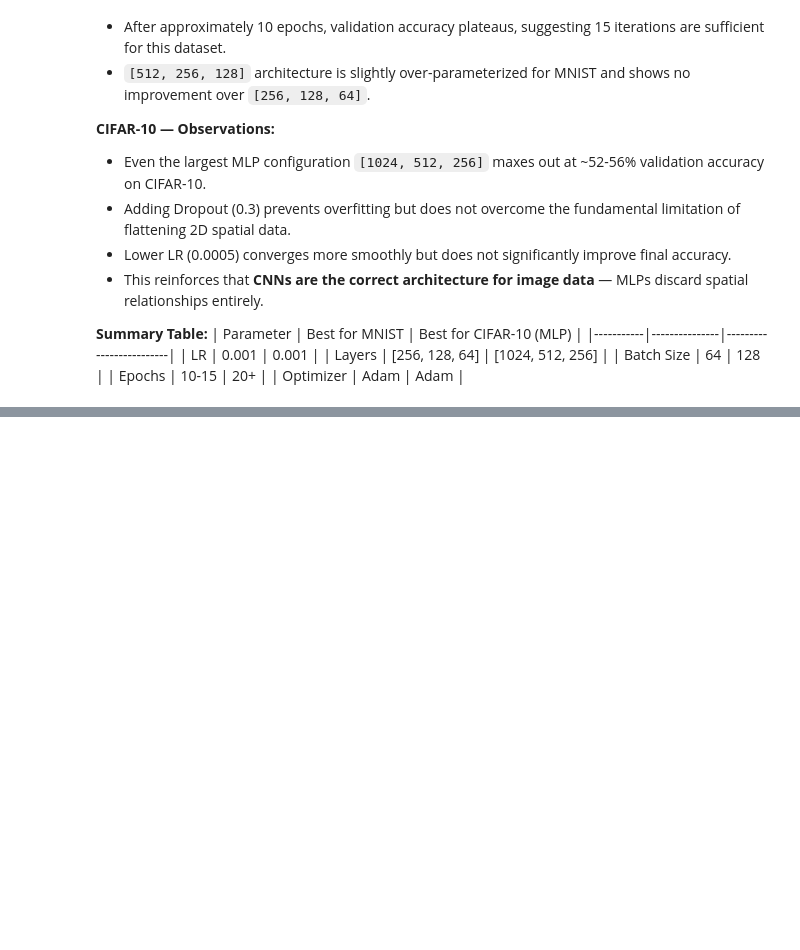
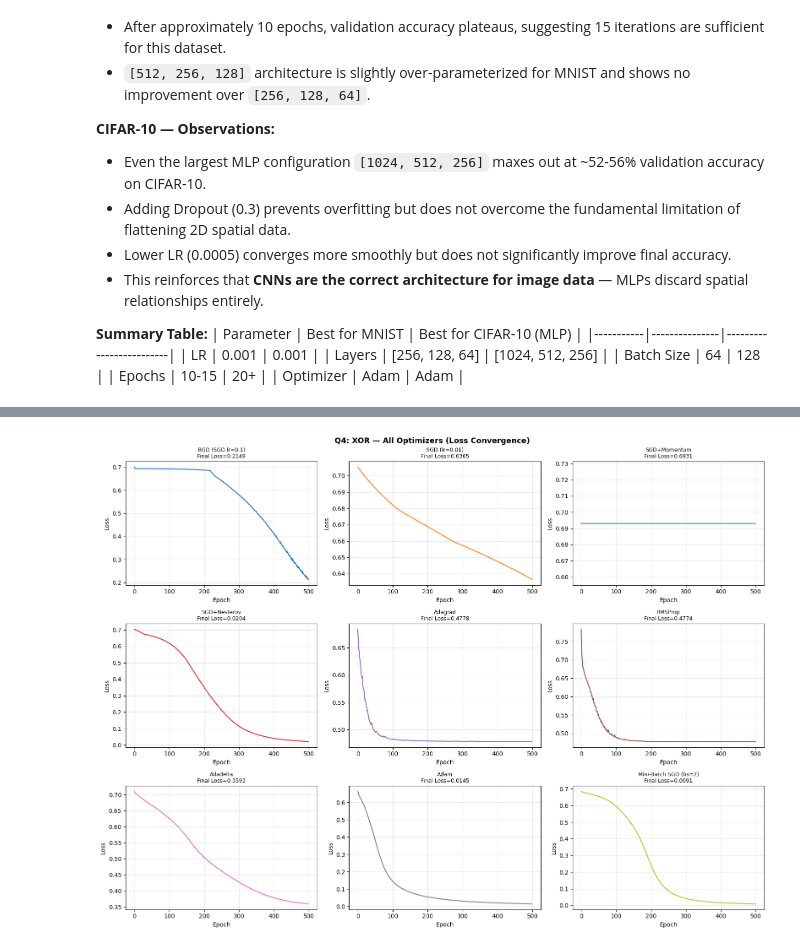
Before and after one commit to srujannayak45/DL-LAB-ASSIGNMENT, a Jupyter notebook: DL_ASSIGNMENT.ipynb, the cells around one changed output, grey strips where cells are left out. Cells and saved outputs as stored; diff of their text form; code cells hidden in the pictures; blank space fills up the shorter version.

```diff
--- a/DL_ASSIGNMENT.ipynb
+++ b/DL_ASSIGNMENT.ipynb
@@ -542,0 +547,45 @@ LR=0.0005 | Layers=[1024, 512, 256] | BS=64                  | Val Acc=0.4677
+# %%
+# ======== PART A: XOR Problem ========
+X_xor = np.array([[0,0],[0,1],[1,0],[1,1]], dtype=np.float32)
+y_xor = np.array([[0],[1],[1],[0]],         dtype=np.float32)
+
+optimizers_dict = {
+    'BGD (SGD lr=0.1)':       keras.optimizers.SGD(learning_rate=0.1),
+    'SGD (lr=0.01)':          keras.optimizers.SGD(learning_rate=0.01),
+    'SGD+Momentum':            keras.optimizers.SGD(learning_rate=0.01, momentum=0.9),
+    'SGD+Nesterov':            keras.optimizers.SGD(learning_rate=0.01, momentum=0.9, nesterov=True),
+    'Adagrad':                 keras.optimizers.Adagrad(learning_rate=0.1),
+    'RMSProp':                 keras.optimizers.RMSprop(learning_rate=0.01),
+    'Adadelta':                keras.optimizers.Adadelta(learning_rate=1.0),
+    'Adam':                    keras.optimizers.Adam(learning_rate=0.01),
+    'Mini-Batch SGD (bs=2)':   keras.optimizers.SGD(learning_rate=0.05),
+}
+
+xor_results = {}
+print('XOR Problem — Optimizer Comparison (500 epochs)')
+for name, opt in optimizers_dict.items():
+    tf.keras.backend.clear_session()
+    bs = 2 if 'Mini' in name else 4  # mini-batch vs full batch for XOR
+    m = keras.Sequential([
+        layers.Dense(8, activation='relu', input_shape=(2,)),
+        layers.Dense(4, activation='relu'),
+        layers.Dense(1, activation='sigmoid')
+    ])
+    m.compile(optimizer=opt, loss='binary_crossentropy', metrics=['accuracy'])
+    h = m.fit(X_xor, y_xor, epochs=500, batch_size=bs, verbose=0)
+    final_loss = h.history['loss'][-1]
+    final_acc  = h.history['accuracy'][-1]
+    xor_results[name] = {'loss_hist': h.history['loss'], 'final_loss': final_loss, 'final_acc': final_acc}
+    print(f'  {name:30s} | Final Loss={final_loss:.6f} | Accuracy={final_acc:.2f}')
+
+# Plot XOR convergence
+fig, axes = plt.subplots(3, 3, figsize=(16, 12))
+axes_flat = axes.flatten()
+for idx, (name, res) in enumerate(xor_results.items()):
+    axes_flat[idx].plot(res['loss_hist'], color=plt.cm.tab10(idx))
+    axes_flat[idx].set_title(f'{name}\nFinal Loss={res["final_loss"]:.4f}', fontsize=9)
+    axes_flat[idx].set_xlabel('Epoch'); axes_flat[idx].set_ylabel('Loss')
+    axes_flat[idx].grid(True, alpha=0.3)
+plt.suptitle('Q4: XOR — All Optimizers (Loss Convergence)', fontsize=13, fontweight='bold')
+plt.tight_layout(); plt.show()
+# %% [output]
@@ -542,0 +602 @@ LR=0.0005 | Layers=[1024, 512, 256] | BS=64                  | Val Acc=0.4677
+[figure, added]
```
Also changed, not shown: parts of 12 cells of this notebook, 2 other files.
